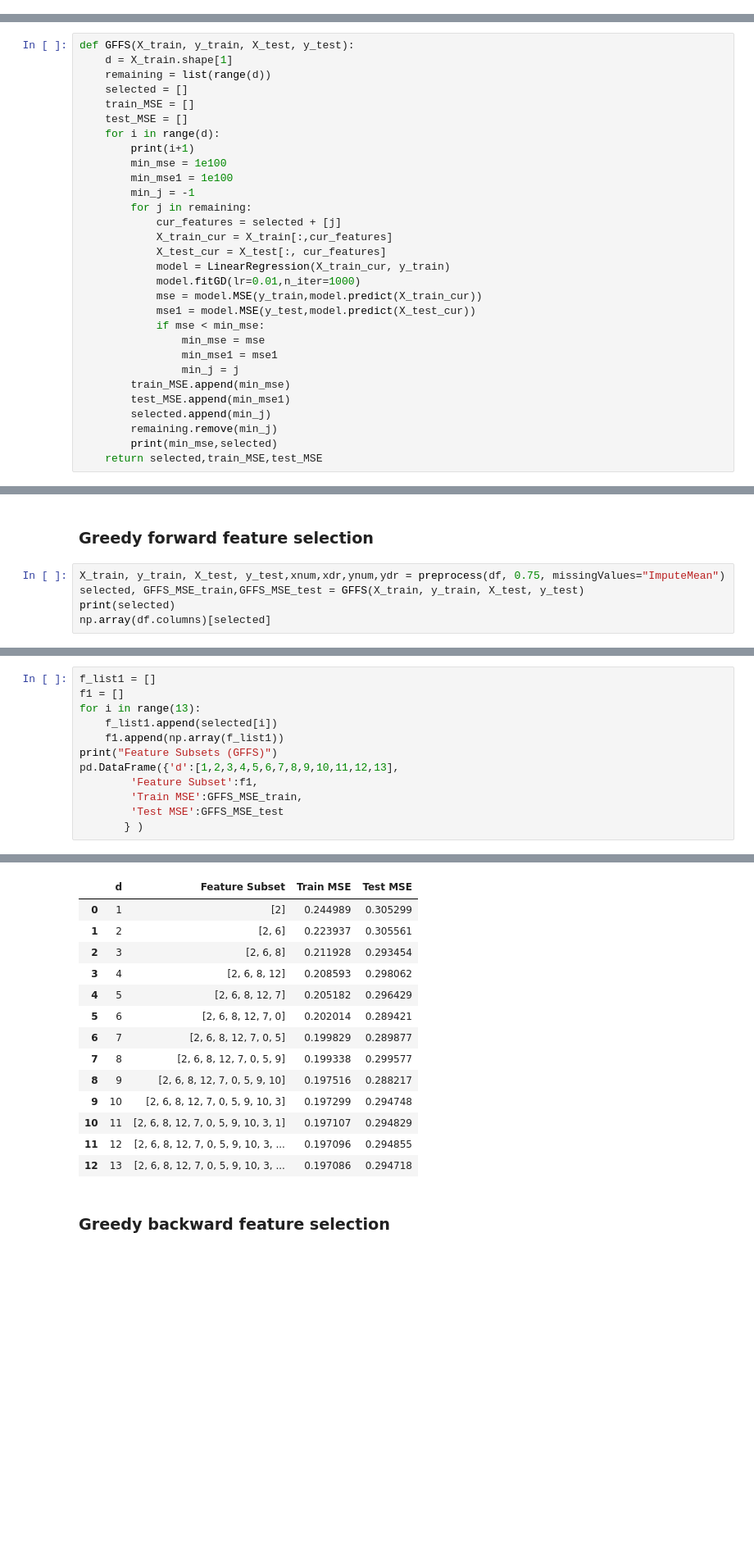
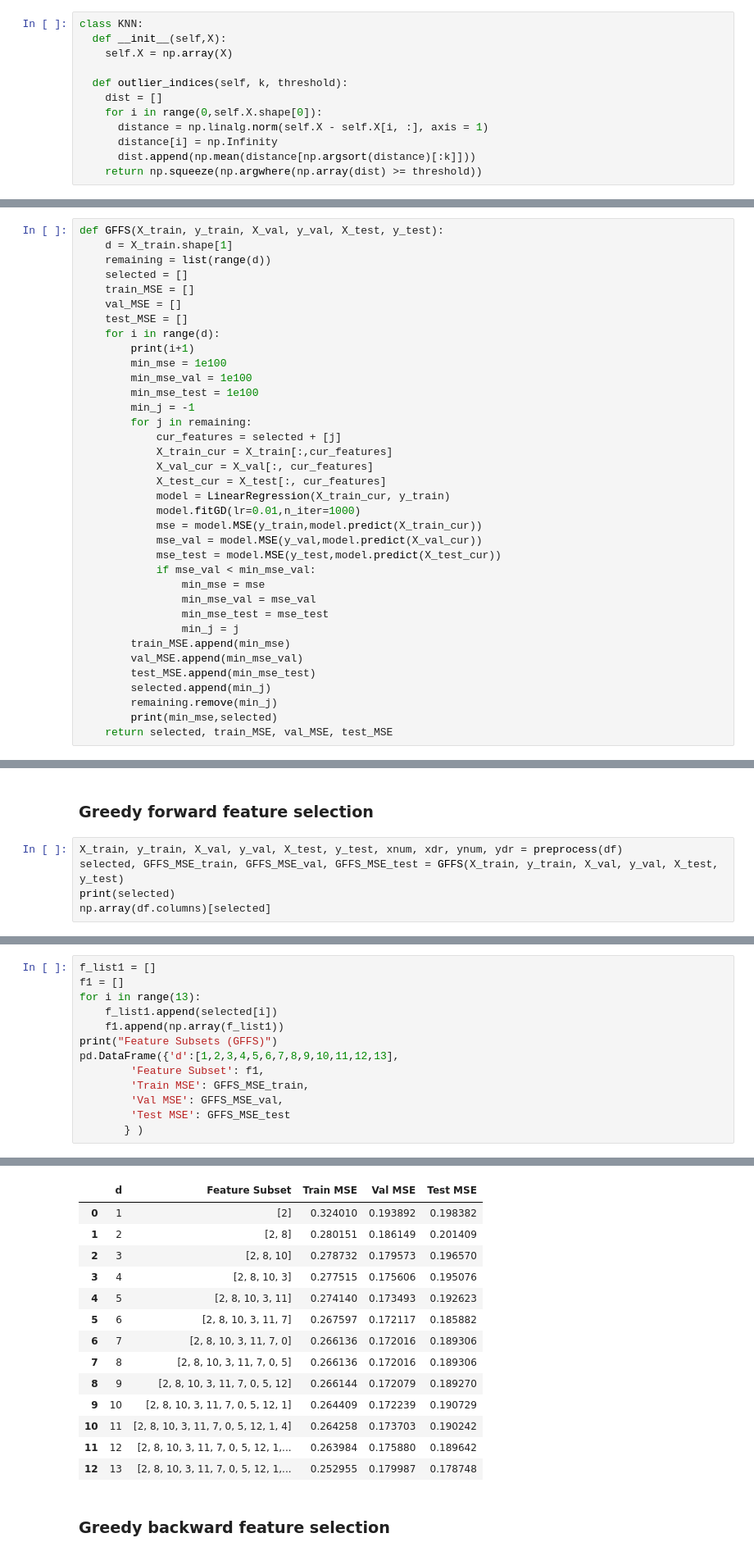
Before and after one commit to durba-s/FODS_Assignment, a Jupyter notebook: FODS_A2.ipynb, the cells around one changed output, grey strips where cells are left out. Shown: that part at 82% size. Cells and saved outputs as stored; diff of their text form; blank space fills up the shorter version.

```diff
--- a/FODS_A2.ipynb
+++ b/FODS_A2.ipynb
@@ -107,3 +75,15 @@ plt.show()
 # %% [markdown]
 ## Data Preprocessing
+# %%
+class KNN:
+  def __init__(self,X):
+    self.X = np.array(X)
+
+  def outlier_indices(self, k, threshold):
+    dist = []
+    for i in range(0,self.X.shape[0]):
+      distance = np.linalg.norm(self.X - self.X[i, :], axis = 1)
+      distance[i] = np.Infinity
+      dist.append(np.mean(distance[np.argsort(distance)[:k]]))
+    return np.squeeze(np.argwhere(np.array(dist) >= threshold))
 # %%
@@ -204,33 +195,39 @@ class LinearRegression:
 # %% [markdown]
 ## Feature Selection
 # %%
-def GFFS(X_train, y_train, X_test, y_test):
+def GFFS(X_train, y_train, X_val, y_val, X_test, y_test):
     d = X_train.shape[1]
     remaining = list(range(d))
     selected = []
     train_MSE = []
+    val_MSE = []
     test_MSE = []
     for i in range(d):
         print(i+1)
         min_mse = 1e100
-        min_mse1 = 1e100
+        min_mse_val = 1e100
+        min_mse_test = 1e100
         min_j = -1
         for j in remaining:
             cur_features = selected + [j]
             X_train_cur = X_train[:,cur_features]
+            X_val_cur = X_val[:, cur_features]
             X_test_cur = X_test[:, cur_features]
             model = LinearRegression(X_train_cur, y_train)
             model.fitGD(lr=0.01,n_iter=1000)
             mse = model.MSE(y_train,model.predict(X_train_cur))
-            mse1 = model.MSE(y_test,model.predict(X_test_cur))
-            if mse < min_mse:
+            mse_val = model.MSE(y_val,model.predict(X_val_cur))
+            mse_test = model.MSE(y_test,model.predict(X_test_cur))
+            if mse_val < min_mse_val:
                 min_mse = mse
-                min_mse1 = mse1
+                min_mse_val = mse_val
+                min_mse_test = mse_test
                 min_j = j
         train_MSE.append(min_mse)
-        test_MSE.append(min_mse1)
+        val_MSE.append(min_mse_val)
+        test_MSE.append(min_mse_test)
         selected.append(min_j)
         remaining.remove(min_j)
         print(min_mse,selected)
-    return selected,train_MSE,test_MSE
+    return selected, train_MSE, val_MSE, test_MSE
 # %%
@@ -283,8 +289,8 @@ Train MSE 0.19708579797643613
 # %% [markdown]
 ### Greedy forward feature selection
 # %%
-X_train, y_train, X_test, y_test,xnum,xdr,ynum,ydr = preprocess(df, 0.75, missingValues="ImputeMean")
-selected, GFFS_MSE_train,GFFS_MSE_test = GFFS(X_train, y_train, X_test, y_test)
+X_train, y_train, X_val, y_val, X_test, y_test, xnum, xdr, ynum, ydr = preprocess(df)
+selected, GFFS_MSE_train, GFFS_MSE_val, GFFS_MSE_test = GFFS(X_train, y_train, X_val, y_val, X_test, y_test)
 print(selected)
 np.array(df.columns)[selected]
 # %% [output]
@@ -311,31 +318,32 @@ array(['sqft_living', 'view', 'grade', 'sqft_lot15', 'condition',
 # %%
 f_list1 = []
 f1 = []
 for i in range(13):
     f_list1.append(selected[i])
     f1.append(np.array(f_list1))
 print("Feature Subsets (GFFS)")
 pd.DataFrame({'d':[1,2,3,4,5,6,7,8,9,10,11,12,13],
-        'Feature Subset':f1,
-        'Train MSE':GFFS_MSE_train,
-        'Test MSE':GFFS_MSE_test
+        'Feature Subset': f1,
+        'Train MSE': GFFS_MSE_train,
+        'Val MSE': GFFS_MSE_val,
+        'Test MSE': GFFS_MSE_test
        } )
 # %% [output]
 Feature Subsets (GFFS)
-|  | d | Feature Subset | Train MSE | Test MSE |
-| 0 | 1 | [2] | 0.244989 | 0.305299 |
-| 1 | 2 | [2, 6] | 0.223937 | 0.305561 |
-| 2 | 3 | [2, 6, 8] | 0.211928 | 0.293454 |
-| 3 | 4 | [2, 6, 8, 12] | 0.208593 | 0.298062 |
-| 4 | 5 | [2, 6, 8, 12, 7] | 0.205182 | 0.296429 |
-| 5 | 6 | [2, 6, 8, 12, 7, 0] | 0.202014 | 0.289421 |
-| 6 | 7 | [2, 6, 8, 12, 7, 0, 5] | 0.199829 | 0.289877 |
-| 7 | 8 | [2, 6, 8, 12, 7, 0, 5, 9] | 0.199338 | 0.299577 |
-| 8 | 9 | [2, 6, 8, 12, 7, 0, 5, 9, 10] | 0.197516 | 0.288217 |
-| 9 | 10 | [2, 6, 8, 12, 7, 0, 5, 9, 10, 3] | 0.197299 | 0.294748 |
-| 10 | 11 | [2, 6, 8, 12, 7, 0, 5, 9, 10, 3, 1] | 0.197107 | 0.294829 |
-| 11 | 12 | [2, 6, 8, 12, 7, 0, 5, 9, 10, 3, ... | 0.197096 | 0.294855 |
-| 12 | 13 | [2, 6, 8, 12, 7, 0, 5, 9, 10, 3, ... | 0.197086 | 0.294718 |
+|  | d | Feature Subset | Train MSE | Val MSE | Test MSE |
+| 0 | 1 | [2] | 0.324010 | 0.193892 | 0.198382 |
+| 1 | 2 | [2, 8] | 0.280151 | 0.186149 | 0.201409 |
+| 2 | 3 | [2, 8, 10] | 0.278732 | 0.179573 | 0.196570 |
+| 3 | 4 | [2, 8, 10, 3] | 0.277515 | 0.175606 | 0.195076 |
+| 4 | 5 | [2, 8, 10, 3, 11] | 0.274140 | 0.173493 | 0.192623 |
+| 5 | 6 | [2, 8, 10, 3, 11, 7] | 0.267597 | 0.172117 | 0.185882 |
+| 6 | 7 | [2, 8, 10, 3, 11, 7, 0] | 0.266136 | 0.172016 | 0.189306 |
+| 7 | 8 | [2, 8, 10, 3, 11, 7, 0, 5] | 0.266136 | 0.172016 | 0.189306 |
+| 8 | 9 | [2, 8, 10, 3, 11, 7, 0, 5, 12] | 0.266144 | 0.172079 | 0.189270 |
+| 9 | 10 | [2, 8, 10, 3, 11, 7, 0, 5, 12, 1] | 0.264409 | 0.172239 | 0.190729 |
+| 10 | 11 | [2, 8, 10, 3, 11, 7, 0, 5, 12, 1, 4] | 0.264258 | 0.173703 | 0.190242 |
+| 11 | 12 | [2, 8, 10, 3, 11, 7, 0, 5, 12, 1,... | 0.263984 | 0.175880 | 0.189642 |
+| 12 | 13 | [2, 8, 10, 3, 11, 7, 0, 5, 12, 1,... | 0.252955 | 0.179987 | 0.178748 |
 # %% [markdown]
 ### Greedy backward feature selection
 # %%
```
Also changed, not shown: parts of 14 cells of this notebook.
